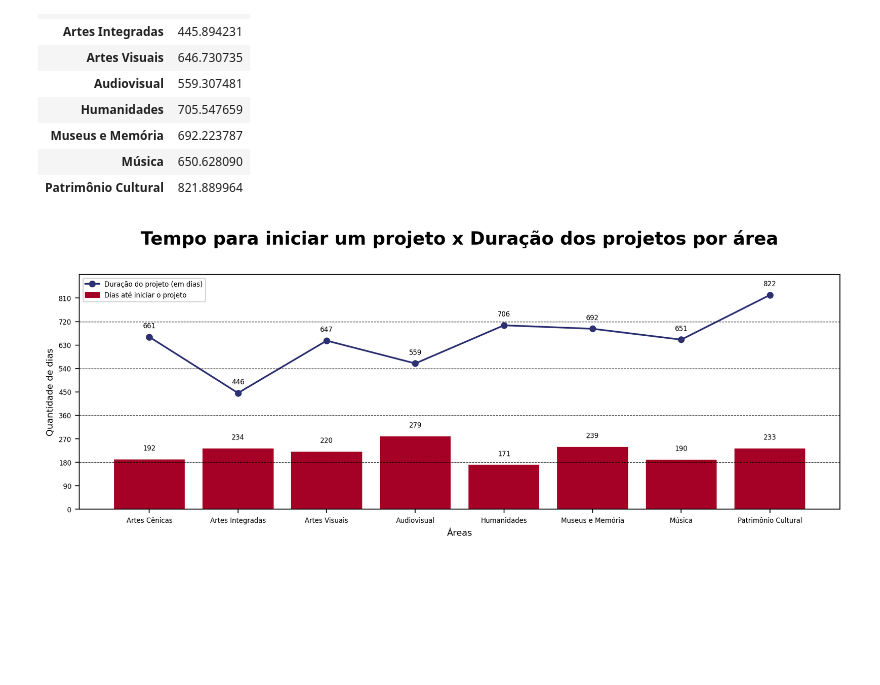
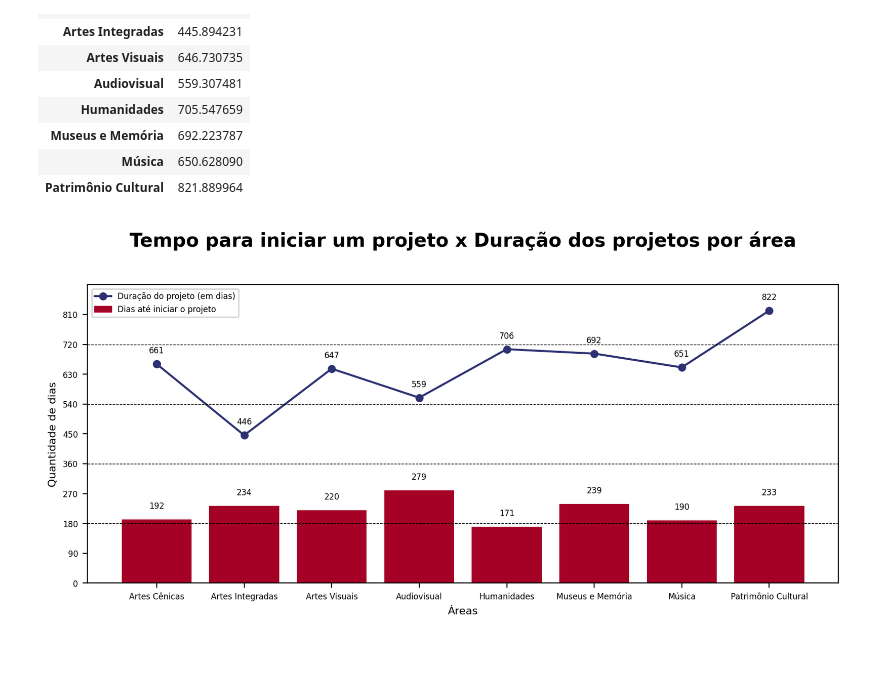
Before and after one commit to lorenaaxbastos/santander-coders-projects, a Jupyter notebook: Unit 2 - Programming Techniques I (PY)/Projeto EDA - Análise do Dataset da Lei Rouanet.ipynb, the cells around one changed output. Saved outputs shown, nothing was run; the diff lists cells and outputs as text; code cells hidden in the pictures; blank space fills up the shorter version.

Commit message:
feat create all charts for region

```diff
--- a/Unit 2 - Programming Techniques I (PY)/Projeto EDA - Análise do Dataset da Lei Rouanet.ipynb
+++ b/Unit 2 - Programming Techniques I (PY)/Projeto EDA - Análise do Dataset da Lei Rouanet.ipynb
@@ -495,13 +498,13 @@ cores = ["#A50026", "#EE613D", "#FA9857", "#FDD081",
          "#AEDAE9", "#679DC9", "#3E60A9", "#2D3172"]
 separacao_fatia = (0.1, 0, 0, 0, 0, 0, 0, 0)
 
-fig, (ax1, ax2) = plt.subplots(nrows=1, ncols=2, figsize=(10, 4), dpi=200)
+fig, (ax1, ax2) = plt.subplots(nrows=1, ncols=2, figsize=(12, 4), dpi=200, gridspec_kw={"width_ratios": [3, 4]})
 
 heatmap = ax1.imshow(
     areas_no_sul_sudeste.values,
     cmap="RdYlBu_r",
     vmin=0,
-    vmax=5000
+    vmax=media_sp
 )
 
 plt.setp(
@@ -532,12 +535,10 @@ mapa_sp.plot(
         "orientation": "vertical",
     },
     ax=ax2,
+    vmax=media_sp
 )
 
 ax2.axis("off")
-
-pos = ax1.get_position()
-ax1.set_position([pos.x0, pos.y0-0.13, pos.width, pos.height])
 
 ax1.set_xticks(np.arange(len(areas_no_sul_sudeste.columns)), labels=areas_no_sul_sudeste.columns)
 ax1.set_yticks(np.arange(len(areas_no_sul_sudeste.index)), labels=areas_no_sul_sudeste.index)
@@ -545,20 +546,18 @@ ax1.set_yticks(np.arange(len(areas_no_sul_sudeste.index)), labels=areas_no_sul_s
 ax1.set_xlabel("Áreas", fontsize=8)
 ax1.set_ylabel("Estados do Sul e Sudeste", fontsize=8)
 
-fig.suptitle('Regiões com maiores quantidades de projetos', fontsize=15, fontweight=1000, y=1.12)
-ax1.set_title('Distribuição por área x estados', fontsize=10, fontweight=600, y=1.08)
-ax2.set_title('Distribuição por municípios em SP*', fontsize=10, fontweight=600, y=1.1)
+fig.suptitle("Regiões com maiores quantidades de projetos", fontsize=15, fontweight=1000, y=1.08)
+ax1.set_title("Distribuição por área x estados", fontsize=10, fontweight=600, y=1.08)
+ax2.set_title("Distribuição por municípios em SP*", fontsize=10, fontweight=600, y=1.1)
 
 ax2.annotate(
-    '*Estado com a maior quantidade de projetos.',
-     xy = (0, 0),
-     xycoords='axes fraction',
-     ha='left',
-     va="center",
+    "*Estado com a maior quantidade de projetos.",
+    xy = (0, 0),
+    xycoords="axes fraction",
+    ha="left",
+    va="center",
 )
 
-
-plt.tight_layout()
 plt.savefig(path.abspath("charts/projetos_por_area02.png"), bbox_inches="tight")
 plt.show()
 # %% [output]
@@ -605,7 +604,7 @@ plt.rcParams.update({"font.size": 6})
 cores = ["#A50026", "#EE613D", "#FA9857", "#FDD081",
          "#AEDAE9", "#679DC9", "#3E60A9", "#2D3172"]
 
-fig, (ax1, ax2) = plt.subplots(nrows=1, ncols=2, figsize=(10, 4), dpi=200)
+fig, (ax1, ax2) = plt.subplots(nrows=1, ncols=2, figsize=(12, 4), dpi=200)
 
 barras = ax1.barh(
     areas_por_anos.columns,
@@ -620,7 +619,7 @@ for barra in barras:
         xy=(comprimento, barra.get_y() + barra.get_height() / 2),
         xytext=(3, 0),
         textcoords="offset points",
-        va='center'
+        va="center"
     )
 
 ax1.invert_yaxis()
@@ -647,12 +646,11 @@ ax2.set_ylabel("Quantidade de projetos", fontsize=8)
 ax2.legend(title="Áreas culturais")
 
 plt.suptitle("Série temporal da quantidade de projetos por área", fontsize=16, fontweight=1000, y=1.05)
-ax1.set_title('Média de projetos por ano', fontsize=10, fontweight=600)
-ax2.set_title('Quantidades ao longo dos anos', fontsize=10, fontweight=600)
+ax1.set_title("Média de projetos por ano", fontsize=10, fontweight=600)
+ax2.set_title("Quantidade de projetos ao longo dos anos", fontsize=10, fontweight=600)
 
 ax1.set_xlim(0, 1100)
 
-plt.tight_layout()
 plt.savefig(path.abspath("charts/projetos_por_area03.png"), bbox_inches="tight")
 plt.show()
 # %% [output]
@@ -700,7 +698,7 @@ def rotulos(arr):
             (x, y),
             textcoords="offset points",
             xytext=(0, 8),
-            ha='center'
+            ha="center"
         )
 
 
@@ -725,36 +723,35 @@ for i in range(180, altura_eixo_y, 180):
     plt.axhline(y=i, color="#000", linewidth=0.5, linestyle="dashed")
 
 proxy_barras = plt.Rectangle(
     (0, 0), 1, 1,
     color="#A50026",
     label="Dias até iniciar o projeto"
 )
 
 proxy_linha, = plt.plot(
     0, duracao_por_area.values.flatten()[0],
     marker="o",
     markersize=5,
     color="#2D3172",
     label="Duração do projeto (em dias)"
 )
 
 axs.legend(handles=[proxy_linha, proxy_barras])
 
 rotulos(tempo_ate_iniciar_por_area)
 rotulos(duracao_por_area)
 
 plt.xlabel("Áreas", fontsize=8)
 plt.ylabel("Quantidade de dias", fontsize=8)
 
 plt.yticks(np.arange(0, duracao_por_area.values.flatten().max(), 90))
 
-plt.title("Tempo para iniciar um projeto x Duração dos projetos por área", fontsize=16, fontweight=1000, y=1.1)
+plt.title("Tempo para iniciar um projeto x Duração dos projetos por área", fontsize=14, fontweight=1000, y=1.1)
 
-plt.tight_layout()
 plt.savefig(path.abspath("charts/projetos_por_area04.png"), bbox_inches="tight")
 plt.show()
 # %% [output]
-[figure, old version]
+[figure, new version]
 # %% [markdown]
 #####
 # %% [markdown]
```
Also changed, not shown: parts of 14 cells of this notebook.
